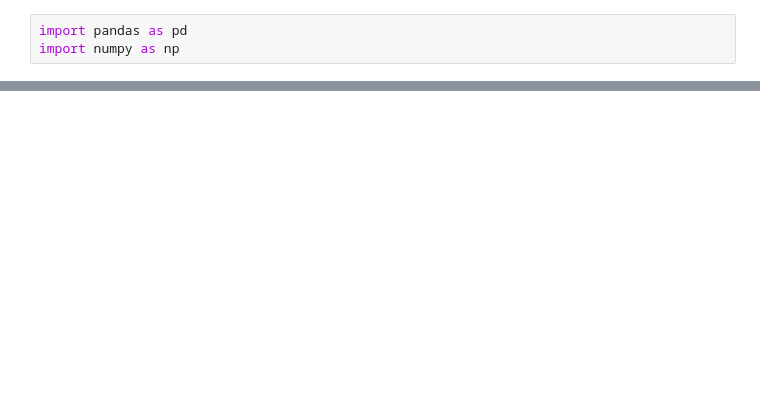
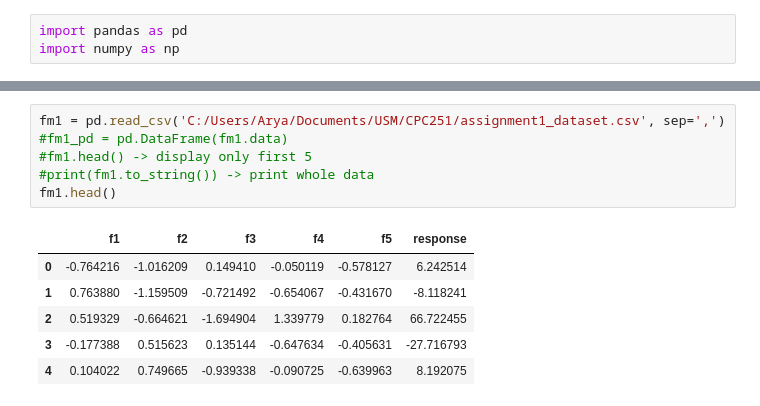
Before and after one commit to aryadiva/CPC251_Assg, a Jupyter notebook: Pandas_Tut1.ipynb, the cells around one changed output, grey strips where cells are left out. Cells and saved outputs as stored; diff of their text form; blank space fills up the shorter version.

```diff
--- a/Pandas_Tut1.ipynb
+++ b/Pandas_Tut1.ipynb
@@ -181,0 +4,13 @@ cov_matrix
+# %%
+fm1 = pd.read_csv('C:/Users/Arya/Documents/USM/CPC251/assignment1_dataset.csv', sep=',')
+#fm1_pd = pd.DataFrame(fm1.data)
+#fm1.head() -> display only first 5
+#print(fm1.to_string()) -> print whole data
+fm1.head()
+# %% [output]
+|  | f1 | f2 | f3 | f4 | f5 | response |
+| 0 | -0.764216 | -1.016209 | 0.149410 | -0.050119 | -0.578127 | 6.242514 |
+| 1 | 0.763880 | -1.159509 | -0.721492 | -0.654067 | -0.431670 | -8.118241 |
+| 2 | 0.519329 | -0.664621 | -1.694904 | 1.339779 | 0.182764 | 66.722455 |
+| 3 | -0.177388 | 0.515623 | 0.135144 | -0.647634 | -0.405631 | -27.716793 |
+| 4 | 0.104022 | 0.749665 | -0.939338 | -0.090725 | -0.639963 | 8.192075 |
```
Also changed, not shown: parts of 41 cells of this notebook.
